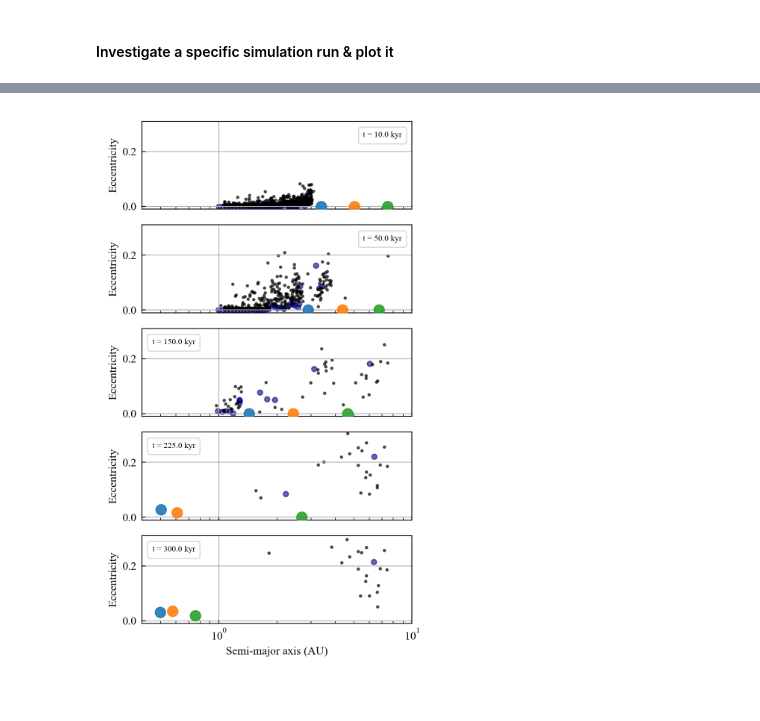
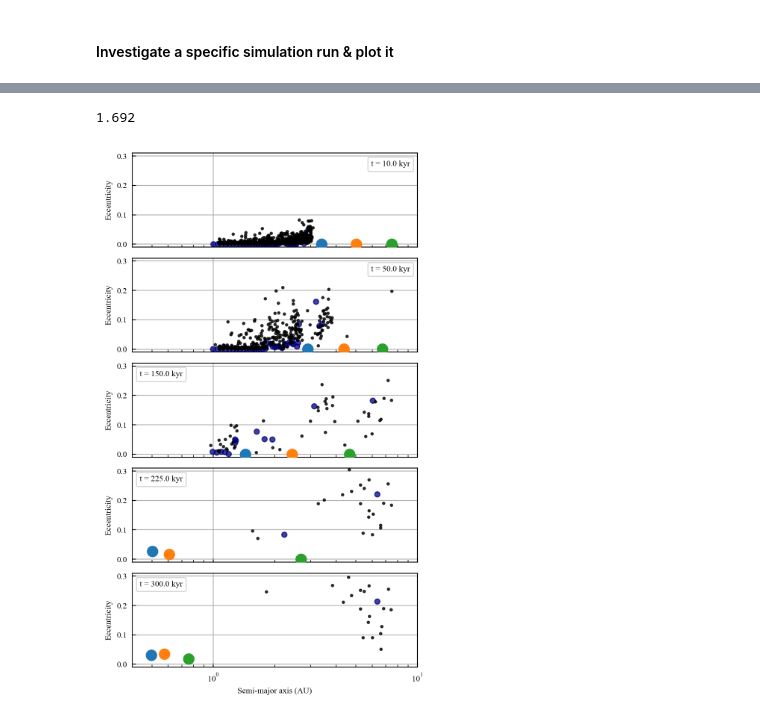
Before and after one commit to dchen10Git/uh-ifa-reu-2026, a Jupyter notebook: pilot.ipynb, the cells around one changed output, grey strips where cells are left out. Saved outputs shown, nothing was run; the diff lists cells and outputs as text; code cells hidden in the pictures.

```diff
--- a/pilot.ipynb
+++ b/pilot.ipynb
@@ -304,3 +335,42 @@ Accretion Statistics
+# %%
+# Find every particle name that ever appears
+particles = set(collision_df["survivor"]) | set(collision_df["victim"])
+
+# Initially each particle contains itself
+contents = {p: {p} for p in particles}
+
+# Chronological order
+collision_df = collision_df.sort_values("time (kyr)")
+
+for _, row in collision_df.iterrows():
+    survivor = row["survivor"]
+    victim = row["victim"]
+
+    # inherit everything victim contains
+    contents[survivor] |= contents[victim]
+
+    # victim disappears
+    contents[victim] = set()
+
+def count_ptsmls(items):
+    return sum(name.startswith("ptsml") for name in items)
+
+def count_embryos(items):
+    return sum(name.startswith("embryo") for name in items) - 1
+
+contents['planet b']
+n_ptsml = count_ptsmls(contents['planet b'])
+n_embryos = count_embryos(contents['planet b'])
+
+# print(n_embryos)
+
+mass = (
+    n_ptsml * 0.0033
+    + n_embryos * 0.01
+)
+mass
+# %% [output]
+1.692
 # %%
 def plot_ae_snapshot(saved_sim, *snapshot_times):
     """Plot a vs e at a one or more snapshots.
@@ -334,7 +404,7 @@ def plot_ae_snapshot(saved_sim, *snapshot_times):
                 s=100,
                 # label=name,
                 zorder=3,
-                alpha=0.9
+                alpha=1
             )
 
         # embryos
@@ -346,39 +416,42 @@ def plot_ae_snapshot(saved_sim, *snapshot_times):
                 sim_data[name]["e"][snapshot_idx],
                 s=25,
                 color='navy',
-                alpha=0.6
+                alpha=0.75
             )
 
         # planetesimals
         for j in range(num_ptsml):
             name = rock_names[num_pl + num_em + j]
 
             ax.scatter(
                 sim_data[name]["a"][snapshot_idx],
                 sim_data[name]["e"][snapshot_idx],
                 s=5,
                 c='k',
-                alpha=0.6
+                alpha=0.75
             )
 
         if i == num_plots - 1:
             ax.set_xlabel("Semi-major axis (AU)")
         ax.set_ylabel("Eccentricity")
         ax.set_ylim(-0.01, 0.31)
         ax.set_xlim(0.4, 10)
         ax.set_xscale('log')
         ax.grid(True)
+        ax.set_axisbelow(True)
 
         t = times[snapshot_idx]
         ax.legend(title=f"t = {t/1000:.1f} kyr", title_fontsize=8, labelspacing=0)
 
     fig.subplots_adjust(hspace=0)
+    # plt.suptitle("Snapshots of Disk Evolution")
     plt.tight_layout()
     plt.show()
+    # plt.savefig("disk_snapshots.svg", bbox_inches="tight")
 
 plot_ae_snapshot(saved_sim, 10e3, 50e3, 150e3, 225e3, 300e3)
 # %% [output]
-[figure, old version]
+[figure, new version]
 # %%
 def plot_taus(sim_data, num_pl, num_em, num_ptsml, t_units='kyr'):
     '''
```
Also changed, not shown: parts of 5 cells of this notebook, 3 other files.
